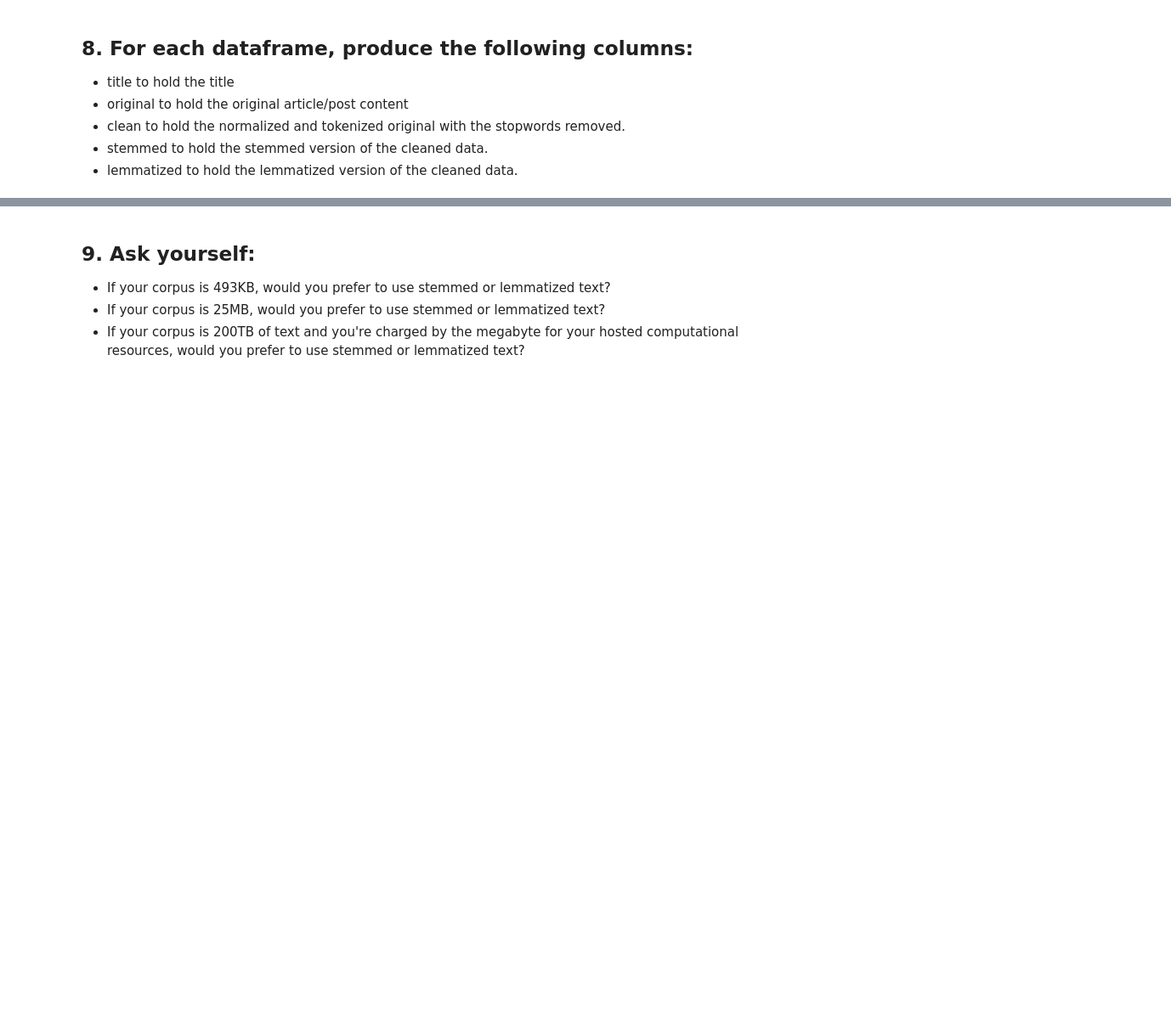
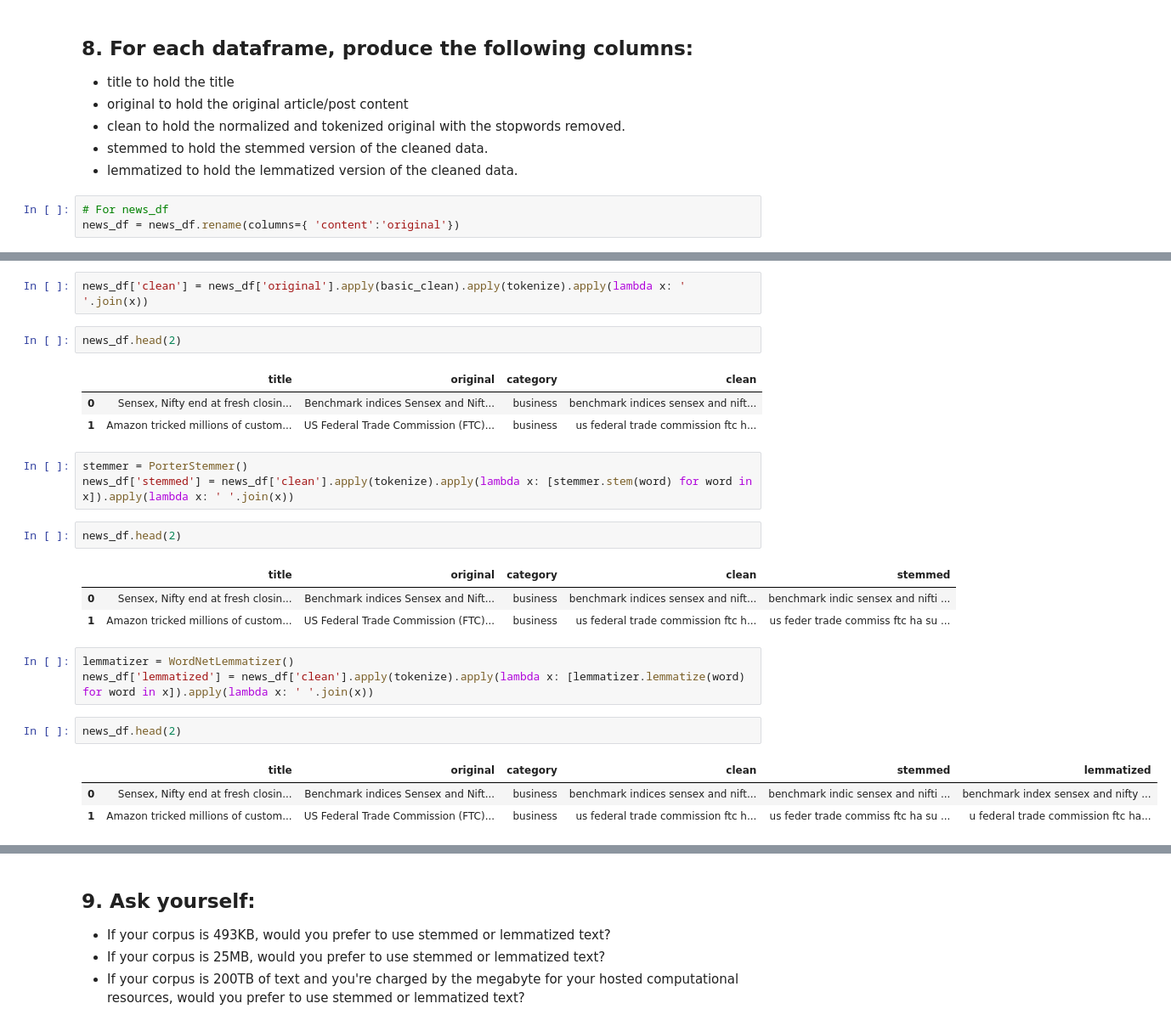
Before and after one commit to scottbarnett97/natural-language-processing-exercises, a Jupyter notebook: NLP-Data-Prep-Exercises.ipynb, the cells around one changed output, grey strips where cells are left out. Shown at 85% size. Cells and saved outputs as stored; diff of their text form; blank space fills up the shorter version.

```diff
--- a/NLP-Data-Prep-Exercises.ipynb
+++ b/NLP-Data-Prep-Exercises.ipynb
@@ -41,3 +141,6 @@ This function should define two optional parameters, extra_words and exclude_wor
 * clean to hold the normalized and tokenized original with the stopwords removed.
 * stemmed to hold the stemmed version of the cleaned data.
 * lemmatized to hold the lemmatized version of the cleaned data.
+# %%
+# For news_df
+news_df = news_df.rename(columns={ 'content':'original'})
@@ -43,0 +153,26 @@ This function should define two optional parameters, extra_words and exclude_wor
+# %%
+news_df['clean'] = news_df['original'].apply(basic_clean).apply(tokenize).apply(lambda x: ' '.join(x))
+# %%
+news_df.head(2)
+# %% [output]
+|  | title | original | category | clean |
+| 0 | Sensex, Nifty end at fresh closin... | Benchmark indices Sensex and Nift... | business | benchmark indices sensex and nift... |
+| 1 | Amazon tricked millions of custom... | US Federal Trade Commission (FTC)... | business | us federal trade commission ftc h... |
+# %%
+stemmer = PorterStemmer()
+news_df['stemmed'] = news_df['clean'].apply(tokenize).apply(lambda x: [stemmer.stem(word) for word in x]).apply(lambda x: ' '.join(x))
+# %%
+news_df.head(2)
+# %% [output]
+|  | title | original | category | clean | stemmed |
+| 0 | Sensex, Nifty end at fresh closin... | Benchmark indices Sensex and Nift... | business | benchmark indices sensex and nift... | benchmark indic sensex and nifti ... |
+| 1 | Amazon tricked millions of custom... | US Federal Trade Commission (FTC)... | business | us federal trade commission ftc h... | us feder trade commiss ftc ha su ... |
+# %%
+lemmatizer = WordNetLemmatizer()
+news_df['lemmatized'] = news_df['clean'].apply(tokenize).apply(lambda x: [lemmatizer.lemmatize(word) for word in x]).apply(lambda x: ' '.join(x))
+# %%
+news_df.head(2)
+# %% [output]
+|  | title | original | category | clean | stemmed | lemmatized |
+| 0 | Sensex, Nifty end at fresh closin... | Benchmark indices Sensex and Nift... | business | benchmark indices sensex and nift... | benchmark indic sensex and nifti ... | benchmark index sensex and nifty ... |
+| 1 | Amazon tricked millions of custom... | US Federal Trade Commission (FTC)... | business | us federal trade commission ftc h... | us feder trade commiss ftc ha su ... | u federal trade commission ftc ha... |
```
Also changed, not shown: parts of 29 cells of this notebook, 1 other file.
